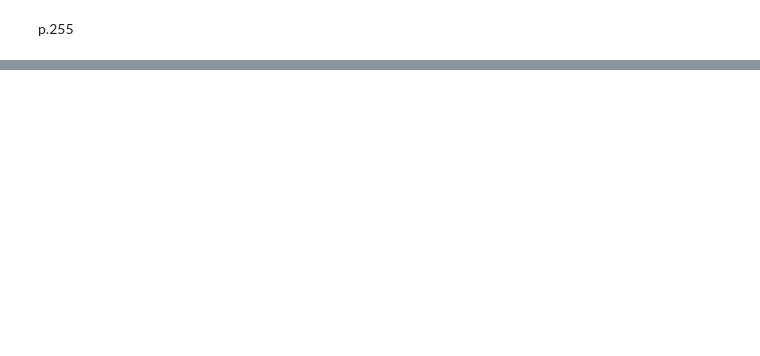
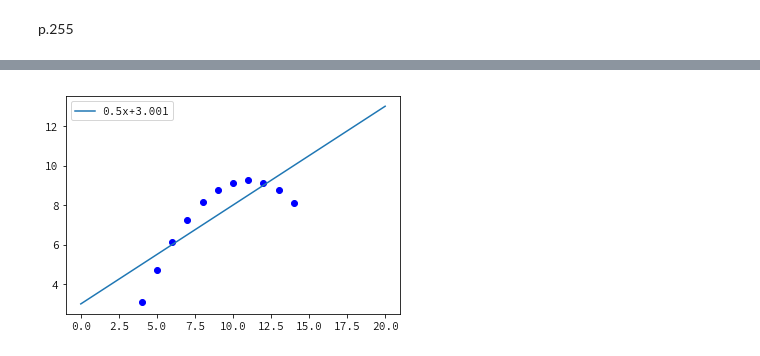
Before and after one commit to akokubo/jupyter-notebook-python2, a Jupyter notebook: 第16章 うそ、真っ赤なうそ、そして統計.ipynb, the cells around one changed output, grey strips where cells are left out. Cells and saved outputs as stored; diff of their text form; code cells hidden in the pictures; blank space fills up the shorter version.

```diff
--- a/第16章 うそ、真っ赤なうそ、そして統計.ipynb
+++ b/第16章 うそ、真っ赤なうそ、そして統計.ipynb
@@ -84,0 +112,4 @@ anyProb(10000)
+# %%
+Anscombe('Anscombe2.txt')
+# %% [output]
+[figure, added]
```
Also changed, not shown: parts of 7 cells of this notebook, 5 other files.
